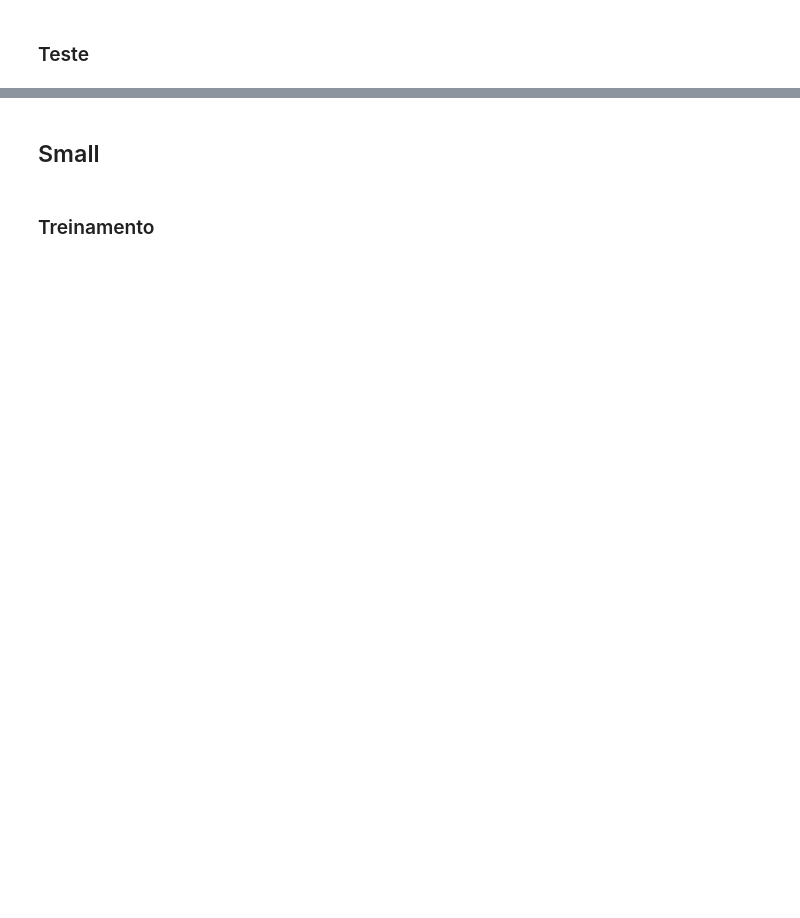
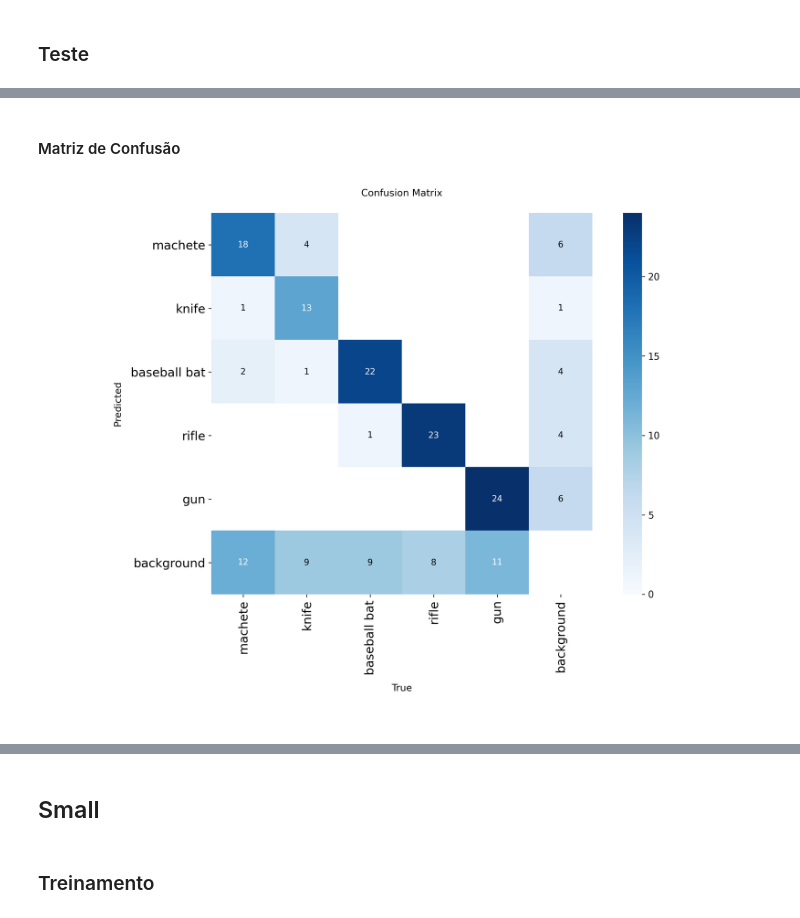
Before and after one commit to oHenryy/yolo_dangerous_items, a Jupyter notebook: yolo_dangerousItens.ipynb, the cells around one changed output, grey strips where cells are left out. Drawn from its saved outputs; the diff is of its cells as text; code cells hidden in the pictures; blank space fills up the shorter version.

```diff
--- a/yolo_dangerousItens.ipynb
+++ b/yolo_dangerousItens.ipynb
@@ -257,0 +256,6 @@ Results saved to /home/henry/yolo_dangerous_items/runs/detect/val12
+# %% [markdown]
+#### Matriz de Confusão
+# %%
+display(Image(filename=os.path.join(nano_dir, 'confusion_matrix.png'), width=800))
+# %% [output]
+[figure, added]
```
Also changed, not shown: parts of 25 cells of this notebook.
